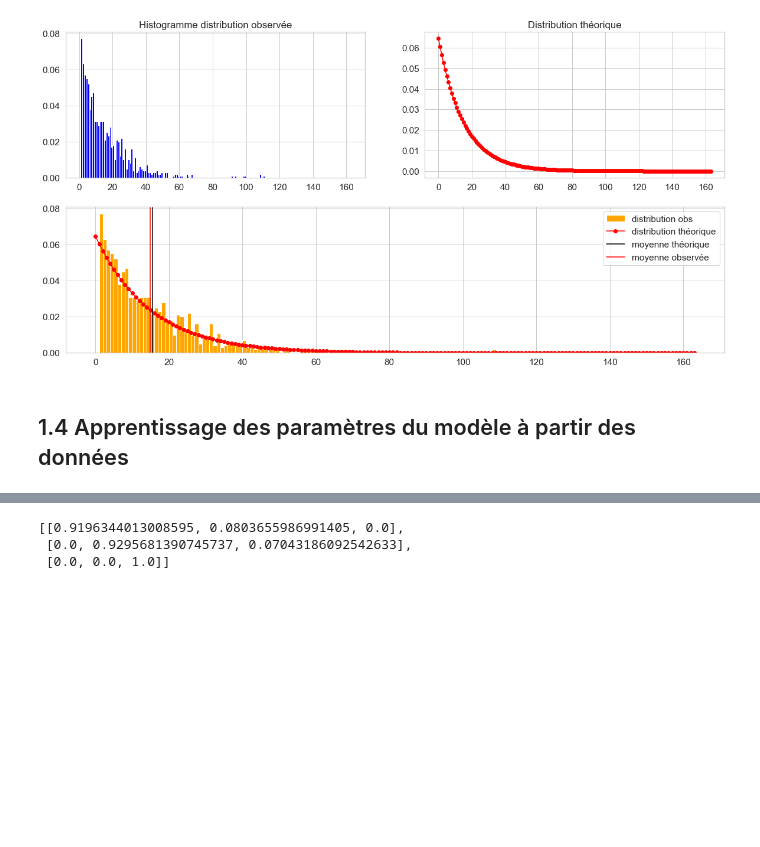
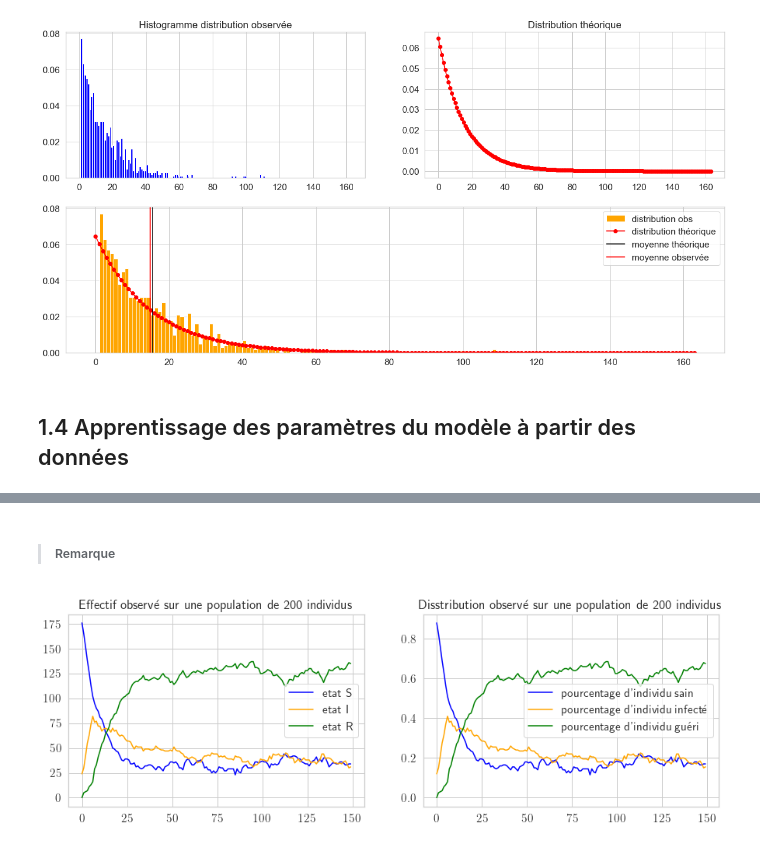
Before and after one commit to Meriadoc-gitgit/Markov-SIR, a Jupyter notebook: project.ipynb, the cells around one changed output, grey strips where cells are left out. Cells and saved outputs as stored; diff of their text form; code cells hidden in the pictures; blank space fills up the shorter version.

```diff
--- a/project.ipynb
+++ b/project.ipynb
@@ -381,12 +511,14 @@ def determine_matrice_transition(population) :
+# %% [markdown]
+>##### Remarque
+>
+>
+>
 # %%
 T = 150
-Effectif = 10000
-A = [[0.92, 0.08, 0], [0, 0.93, 0.07], [0, 0, 1]]
+Effectif = 200
+A = [[0.92, 0.08, 0], [0, 0.93, 0.07], [0.02, 0, 0.98]]
 pi_0 = [0.9, 0.1, 0]
 
-pop = GeneratePopulation(T, Effectif, pi_0, A)
-determine_matrice_transition(pop)
+affiche_repartition_sir(T, Effectif, pi_0, A)
 # %% [output]
-[[0.9196344013008595, 0.0803655986991405, 0.0],
- [0.0, 0.9295681390745737, 0.07043186092542633],
- [0.0, 0.0, 1.0]]
+[figure, added]
```
Also changed, not shown: parts of 14 cells of this notebook, 6 other files.
